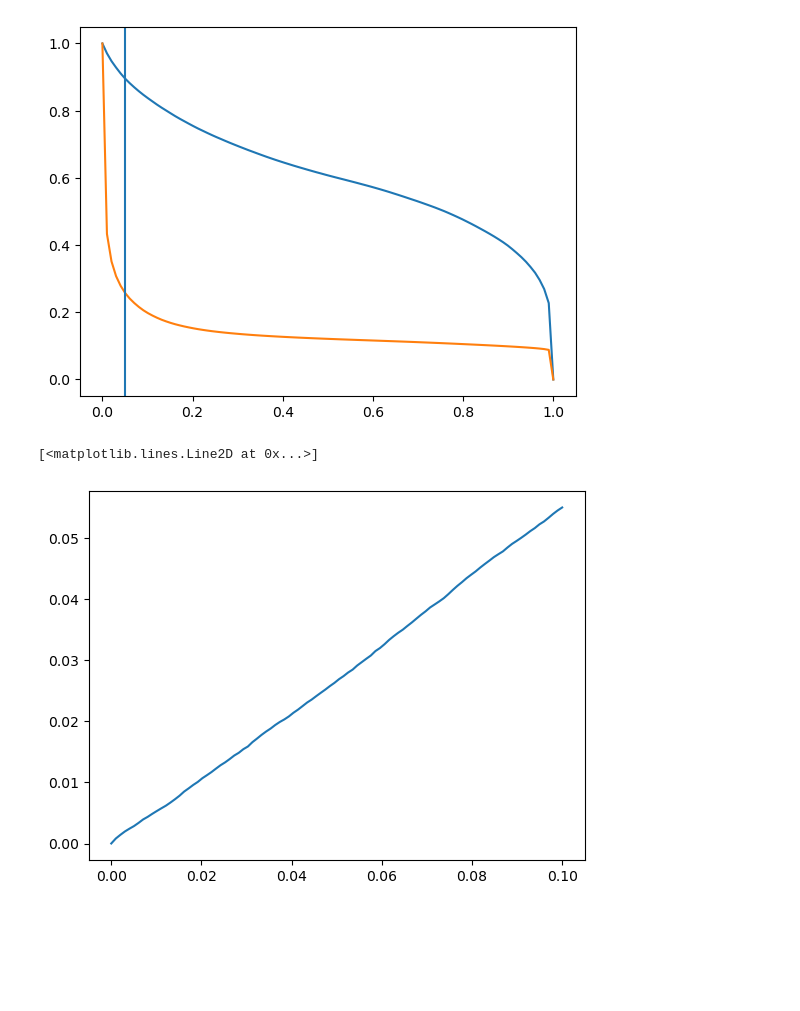
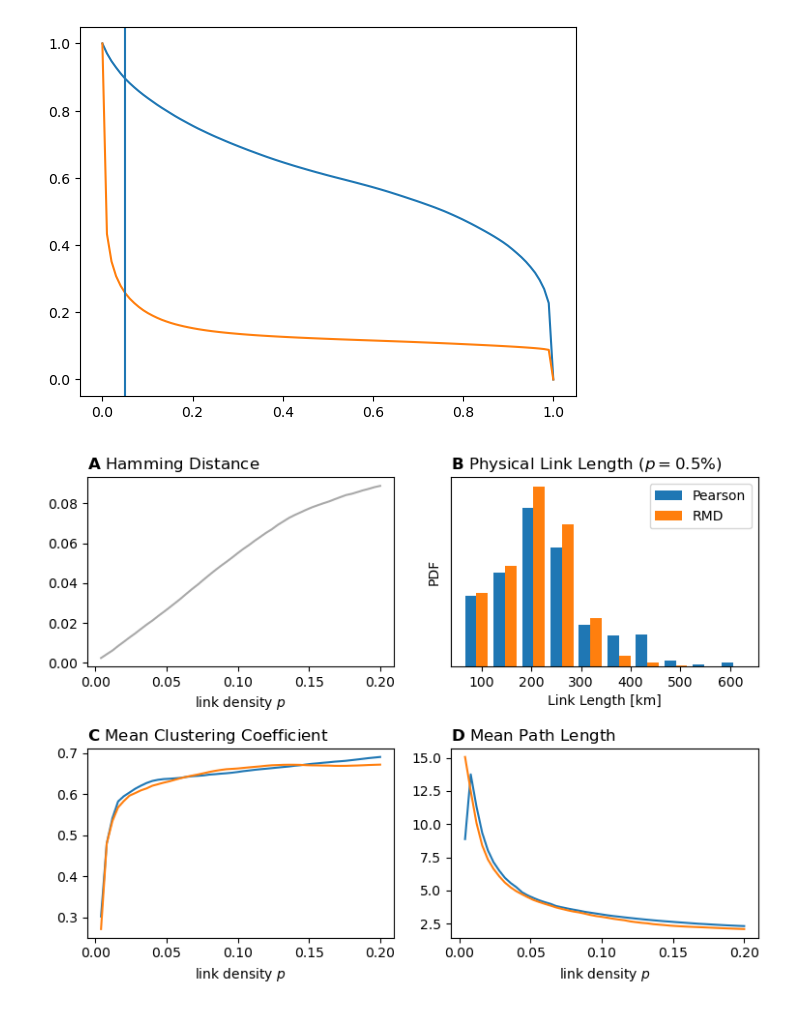
Before and after one commit to david-strahl/quasibi-europe, a Jupyter notebook: code/06_link_density.ipynb, the cells around one changed output. Saved outputs shown, nothing was run; the diff lists cells and outputs as text; code cells hidden in the pictures; blank space fills up the shorter version.

```diff
--- a/code/06_link_density.ipynb
+++ b/code/06_link_density.ipynb
@@ -20,18 +20,7 @@ plt.axvline(0.05)
 # %% [output]
 <matplotlib.lines.Line2D at 0x...>
 [figure]
-# %%
-ps = np.linspace(0, 0.1, 100)
-
-H = np.zeros(100)
-
-for i, p in enumerate(ps):
-    pearson_threshold = np.abs(pearson) >= np.quantile(np.abs(pearson), 1 - p)
-    rmd_threshold = np.abs(rmd) >= np.quantile(np.abs(rmd), 1 - p)
-
-    H[i] = np.mean(pearson_threshold ^ rmd_threshold)
-# %%
-plt.plot(ps, H)
-# %% [output]
-[<matplotlib.lines.Line2D at 0x...>]
-[figure, removed]
+# %%
+def average_path_length(nx):
+    lengths = np.array([np.trim_zeros(np.fromiter(x[1].values(), dtype="float32")).mean() for x in networkx.shortest_path_length(nx)])
+    return np.nanmean(lengths)
@@ -37,0 +60,29 @@ plt.plot(ps, H)
+# %%
+ps = np.linspace(0.2, 0, 50, endpoint=False)
+H, CC, PL, DC = np.load("../output/metrics/link_density.npz").values()
+# %%
+fig, axs = plt.subplots(2, 2, figsize=(1.2*6.4, 1.2*4.8))
+axs = axs.flatten()
+
+for i, (ax, m) in enumerate(zip(axs[[0,2,3]], (H, CC, PL))):
+
+    ax.plot(ps, m, c="darkgray" if i==0 else None)
+    ax.set_title(r"$\bf{" + ["A", "C", "D"][i] + "}$ " + ["Hamming Distance", "Mean Clustering Coefficient", "Mean Path Length"][i], loc="left")
+    ax.set_xlabel("link density $p$")
+
+# thresholded adjacency matrix
+pearson_threshold = np.abs(pearson) >= np.quantile(np.abs(pearson), 1 - 0.005)
+rmd_threshold = np.abs(rmd) >= np.quantile(np.abs(rmd), 1 - 0.005)
+
+counts, bins, _ = axs[1].hist([quasibi.link_distances(pearson_threshold, D), quasibi.link_distances(rmd_threshold, D)], density=True)
+axs[1].legend(["Pearson", "RMD"])
+axs[1].set_yticks([])
+axs[1].set_ylabel("PDF")
+axs[1].set_xlabel("Link Length [km]")
+axs[1].set_title(r"$\bf{B}$ Physical Link Length ($p=0.5\%$)", loc="left")
+
+plt.tight_layout()
+plt.savefig("../plots/link_density.pdf", bbox_inches="tight")
+plt.show()
+# %% [output]
+[figure, added]
```
Also changed, not shown: parts of 2 cells of this notebook, 12 other files.
